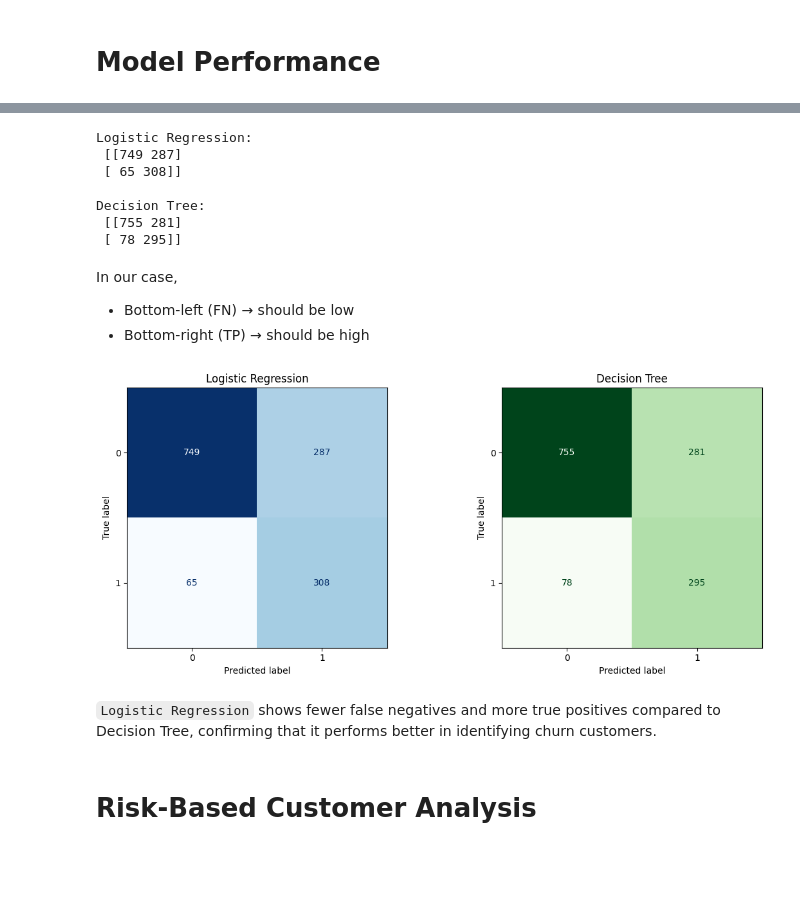
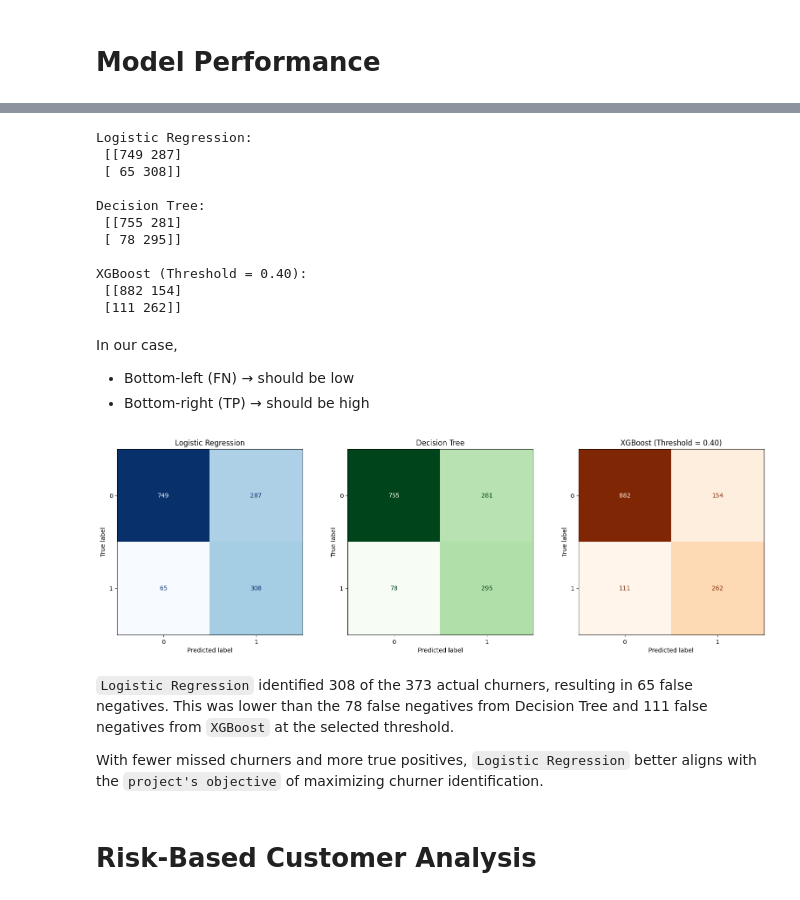
Before and after one commit to anuragchauhan21/Customer-Churn-Analysis, a Jupyter notebook: modeling.ipynb, the cells around one changed output, grey strips where cells are left out. Drawn from its saved outputs; the diff is of its cells as text; code cells hidden in the pictures; blank space fills up the shorter version.

```diff
--- a/modeling.ipynb
+++ b/modeling.ipynb
@@ -213,0 +249,10 @@ array([1, 0, 0, ..., 0, 0, 1], shape=(1409,))
+# %%
+# Generate XGBoost churn probabilities
+y_pred_prob_xgb = xgb.predict_proba(X_test)[:, 1]
+
+# Use 0.40 as the classification threshold
+xgb_threshold = 0.40
+
+y_pred_xgb = (y_pred_prob_xgb >= xgb_threshold).astype(int)
+
+y_pred_prob_xgb
@@ -245,9 +335,11 @@ from sklearn.metrics import confusion_matrix
 
 cm_lr = confusion_matrix(y_test, y_pred_lr)
 cm_dt = confusion_matrix(y_test, y_pred_dt)
+cm_xgb = confusion_matrix(y_test, y_pred_xgb)
 
 print("Logistic Regression:\n", cm_lr)
 print("\nDecision Tree:\n", cm_dt)
+print("\nXGBoost (Threshold = 0.40):\n", cm_xgb)
 # %% [output]
 Logistic Regression:
  [[749 287]
@@ -256,27 +348,44 @@ Logistic Regression:
 Decision Tree:
  [[755 281]
  [ 78 295]]
+
+XGBoost (Threshold = 0.40):
+ [[882 154]
+ [111 262]]
 # %% [markdown]
 In our case,
 - Bottom-left (FN) → should be low
 - Bottom-right (TP) → should be high
 # %%
-from sklearn.metrics import ConfusionMatrixDisplay
+from sklearn.metrics import confusion_matrix, ConfusionMatrixDisplay
 
-fig, axes = plt.subplots(1, 2, figsize=(12, 5))
+cm_xgb = confusion_matrix(y_test, y_pred_xgb)
 
-ConfusionMatrixDisplay(confusion_matrix=cm_lr).plot(ax=axes[0], cmap = 'Blues', colorbar = False)
+fig, axes = plt.subplots(1, 3, figsize=(16, 5))
+
+ConfusionMatrixDisplay(
+    confusion_matrix=cm_lr
+).plot(ax=axes[0], cmap='Blues', colorbar=False)
 axes[0].set_title("Logistic Regression")
 
-ConfusionMatrixDisplay(confusion_matrix=cm_dt).plot(ax=axes[1], cmap = 'Greens', colorbar = False)
+ConfusionMatrixDisplay(
+    confusion_matrix=cm_dt
+).plot(ax=axes[1], cmap='Greens', colorbar=False)
 axes[1].set_title("Decision Tree")
+
+ConfusionMatrixDisplay(
+    confusion_matrix=cm_xgb
+).plot(ax=axes[2], cmap='Oranges', colorbar=False)
+axes[2].set_title("XGBoost (Threshold = 0.40)")
 
 plt.tight_layout()
 plt.show()
 # %% [output]
-[figure, old version]
+[figure, new version]
-# %% [markdown]
-`Logistic Regression` shows fewer false negatives and more true positives compared to Decision Tree, confirming that it performs better in identifying churn customers.
+# %% [markdown]
+`Logistic Regression` identified 308 of the 373 actual churners, resulting in 65 false negatives. This was lower than the 78 false negatives from Decision Tree and 111 false negatives from `XGBoost` at the selected threshold.
+
+With fewer missed churners and more true positives, `Logistic Regression` better aligns with the `project's objective` of maximizing churner identification.
 # %% [markdown]
 # Risk-Based Customer Analysis
 # %%
```
Also changed, not shown: parts of 16 cells of this notebook.
